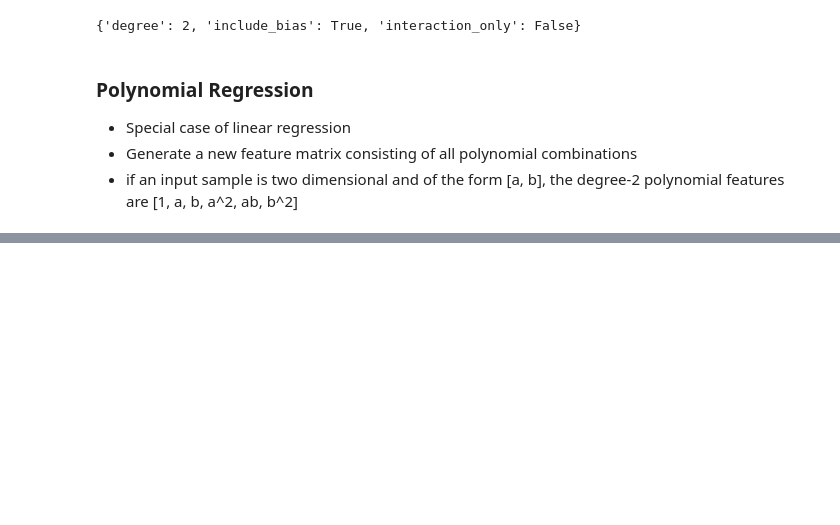
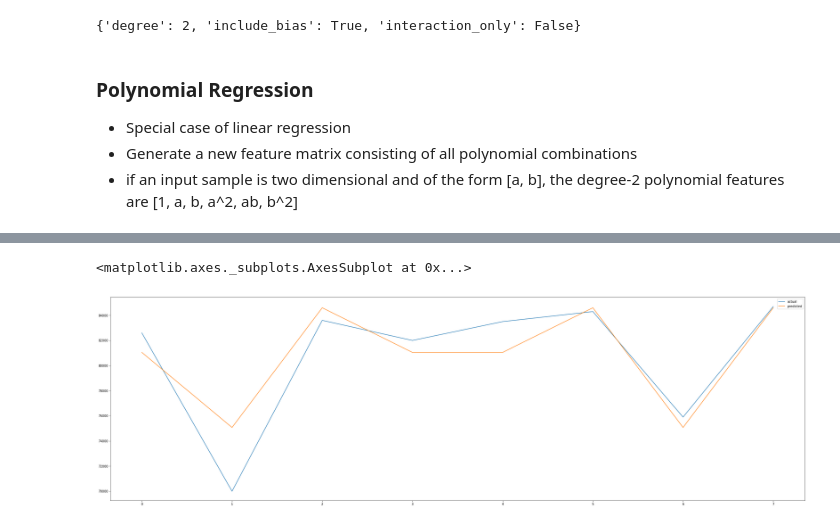
Before and after one commit to bharatbgarg4/data-science-notebooks, a Jupyter notebook: 06-Machine Learning/14-Regression Comparison.ipynb, the cells around one changed output, grey strips where cells are left out. Cells and saved outputs as stored; diff of their text form; code cells hidden in the pictures; blank space fills up the shorter version.

```diff
--- a/06-Machine Learning/14-Regression Comparison.ipynb
+++ b/06-Machine Learning/14-Regression Comparison.ipynb
@@ -57,3 +57,9 @@ plt.show()
+# %%
+comp=pd.DataFrame({'actual':y_test,'predicted':dt_reg.predict(X_test)})
+comp.plot.line(figsize=(40,12))
+# %% [output]
+<matplotlib.axes._subplots.AxesSubplot at 0x...>
+[figure, added]
 # %%
 # Visualising the Linear Regression results
 plt.scatter(X_train, y_train, color = 'green')
```
Also changed, not shown: parts of 8 cells of this notebook, 12 other files.
